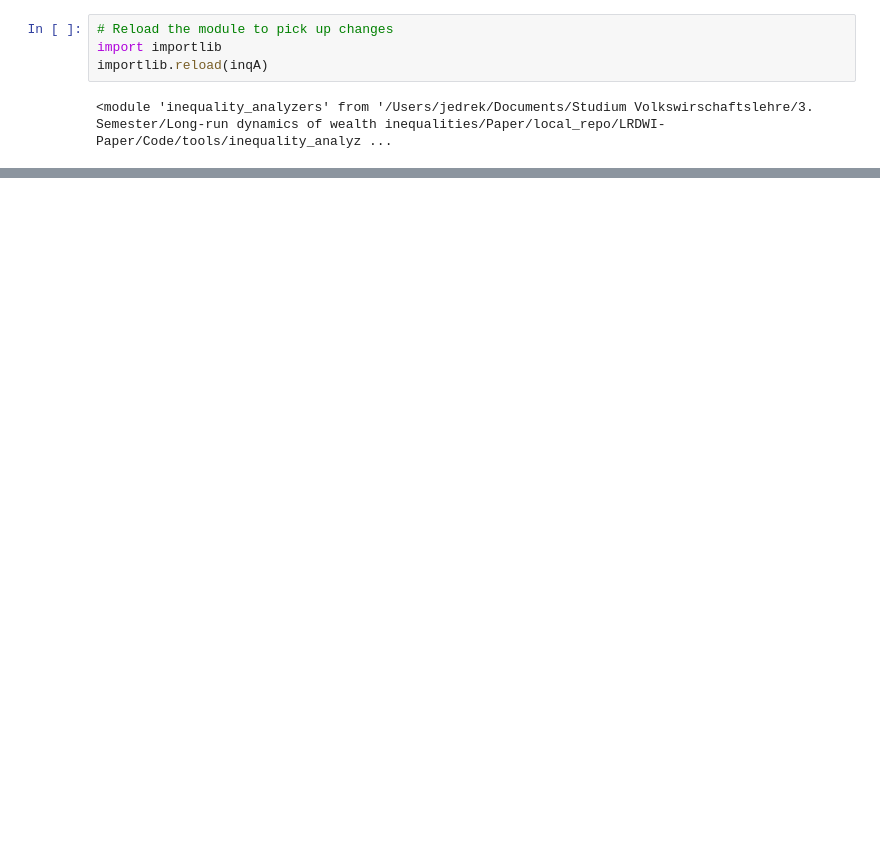
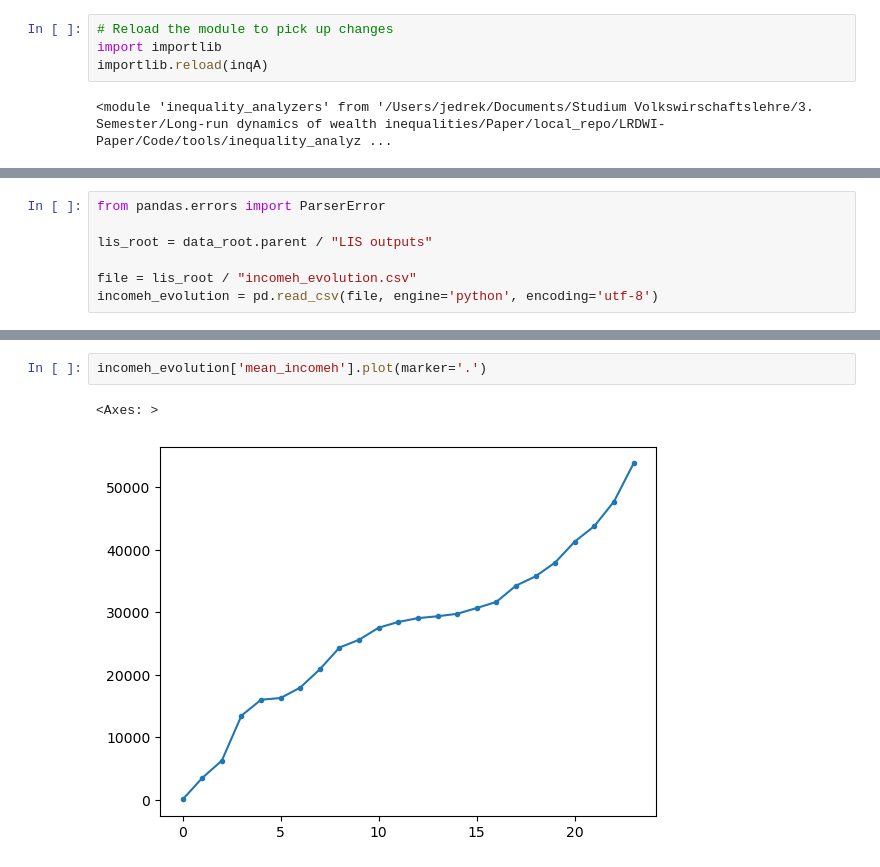
Before and after one commit to jendrkk/LRDWI-Paper, a Jupyter notebook: Code/analysis/03_country_level_approach.ipynb, the cells around one changed output, grey strips where cells are left out. Cells and saved outputs as stored; diff of their text form; blank space fills up the shorter version.

```diff
--- a/Code/analysis/03_country_level_approach.ipynb
+++ b/Code/analysis/03_country_level_approach.ipynb
@@ -157,0 +182,7 @@ importlib.reload(inqA)
+# %%
+from pandas.errors import ParserError
+
+lis_root = data_root.parent / "LIS outputs"
+
+file = lis_root / "incomeh_evolution.csv"
+incomeh_evolution = pd.read_csv(file, engine='python', encoding='utf-8')
@@ -157,0 +209,5 @@ importlib.reload(inqA)
+# %%
+incomeh_evolution['mean_incomeh'].plot(marker='.')
+# %% [output]
+<Axes: >
+[figure, added]
```
Also changed, not shown: parts of 4 cells of this notebook, 7 other files.
